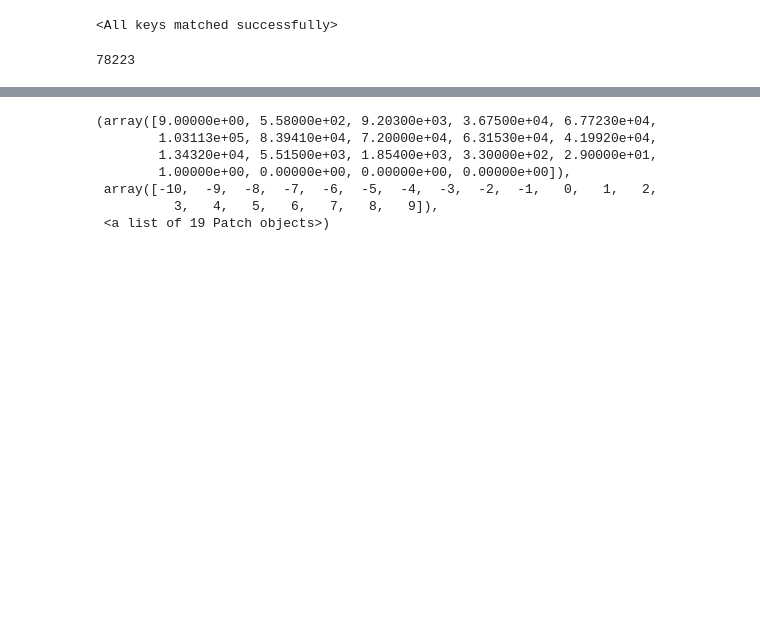
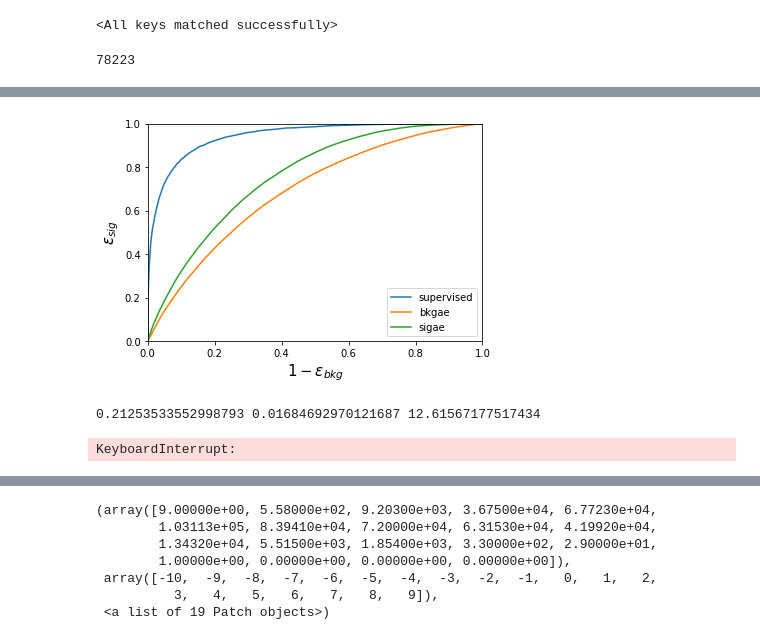
Before and after one commit to SangeonPark/QUASAR, a Jupyter notebook: analysis/full_connected_reference.ipynb, the cells around one changed output, grey strips where cells are left out. Drawn from its saved outputs; the diff is of its cells as text; code cells hidden in the pictures; blank space fills up the shorter version.

```diff
--- a/analysis/full_connected_reference.ipynb
+++ b/analysis/full_connected_reference.ipynb
@@ -548,0 +608,42 @@ plt.hist(y_wrongpriorlist,bins=np.arange(-10,10,.5),alpha=0.2,density=True)
+# %%
+def get_tpr_fpr_bkg(sigloss,bkgloss):
+    bins = np.arange(0,20,.01)
+    tpr = []
+    fpr = []
+    for cut in bins:
+        tpr.append(np.where(sigloss>cut)[0].shape[0]/len(sigloss))
+        fpr.append(np.where(bkgloss>cut)[0].shape[0]/len(bkgloss))
+
+    return fpr,tpr
+# %%
+def get_tpr_fpr_sig(sigloss,bkgloss):
+    bins = np.arange(0,20,.01)
+    tpr = []
+    fpr = []
+    for cut in bins:
+        tpr.append(np.where(sigloss<cut)[0].shape[0]/len(sigloss))
+        fpr.append(np.where(bkgloss<cut)[0].shape[0]/len(bkgloss))
+
+    return fpr,tpr
+# %%
+bkgae_fpr, bkgae_tpr = get_tpr_fpr_bkg(bkgae_sigloss,bkgae_bkgloss)
+# %%
+sigae_fpr, sigae_tpr = get_tpr_fpr_sig(sigae_sigloss,sigae_bkgloss)
+# %%
+plt.plot(sup_fpr,sup_tpr,label='supervised')
+plt.plot(bkgae_fpr,bkgae_tpr,label='bkgae')
+plt.plot(sigae_fpr,sigae_tpr,label='sigae')
+#plt.plot(justlossfpr5t,justlosstpr5t,label='MSE_5taus')
+#plt.plot(VAE_bkg_40var_fpr,VAE_bkg_40var_tpr,label='Bkg VAE-Vanilla_40var')
+#plt.plot(betaVAE_bkg_fpr,betaVAE_bkg_tpr,label='Bkg betaVAE')
+
+plt.xlabel(r'$1-\epsilon_{bkg}$',fontsize=15)
+plt.ylabel(r'$\epsilon_{sig}$',fontsize=15)
+#plt.semilogy()
+#plt.legend(bbox_to_anchor=(1.05, 1.0), loc='upper left')
+plt.legend(loc='lower right')
+plt.xlim([0.0,1.0])
+plt.ylim([0.0,1.0])
+plt.savefig('ROC_optimalcase_approaches_FULLYSUPERVISED.png')
+# %% [output]
+[figure, added]
@@ -548,0 +680,5 @@ plt.hist(y_wrongpriorlist,bins=np.arange(-10,10,.5),alpha=0.2,density=True)
+# %%
+scan_tpr, scan_fpr = get_tpr_fpr_2d_new(sigae_sigloss,sigae_bkgloss,bkgae_sigloss,bkgae_bkgloss)
+# %% [output]
+0.21253533552998793 0.01684692970121687 12.61567177517434
+KeyboardInterrupt:
```
Also changed, not shown: parts of 21 cells of this notebook, 35 other files.
